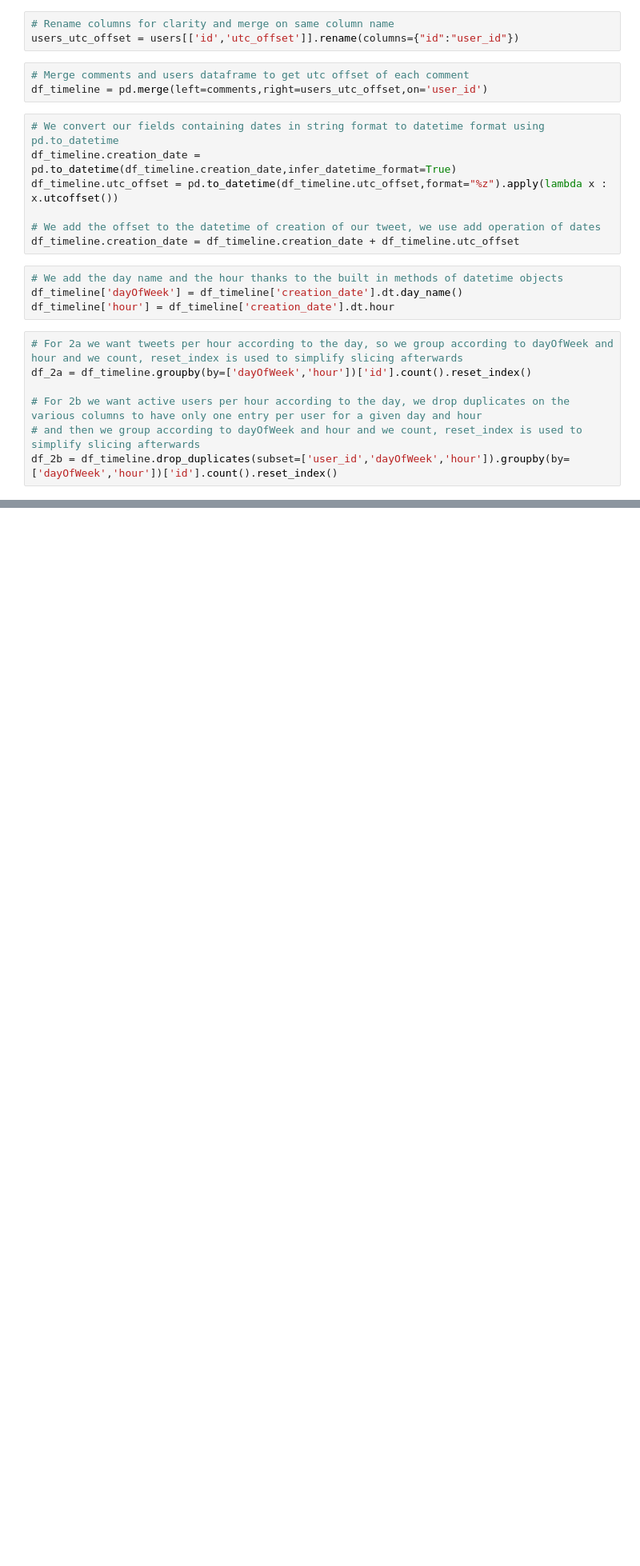
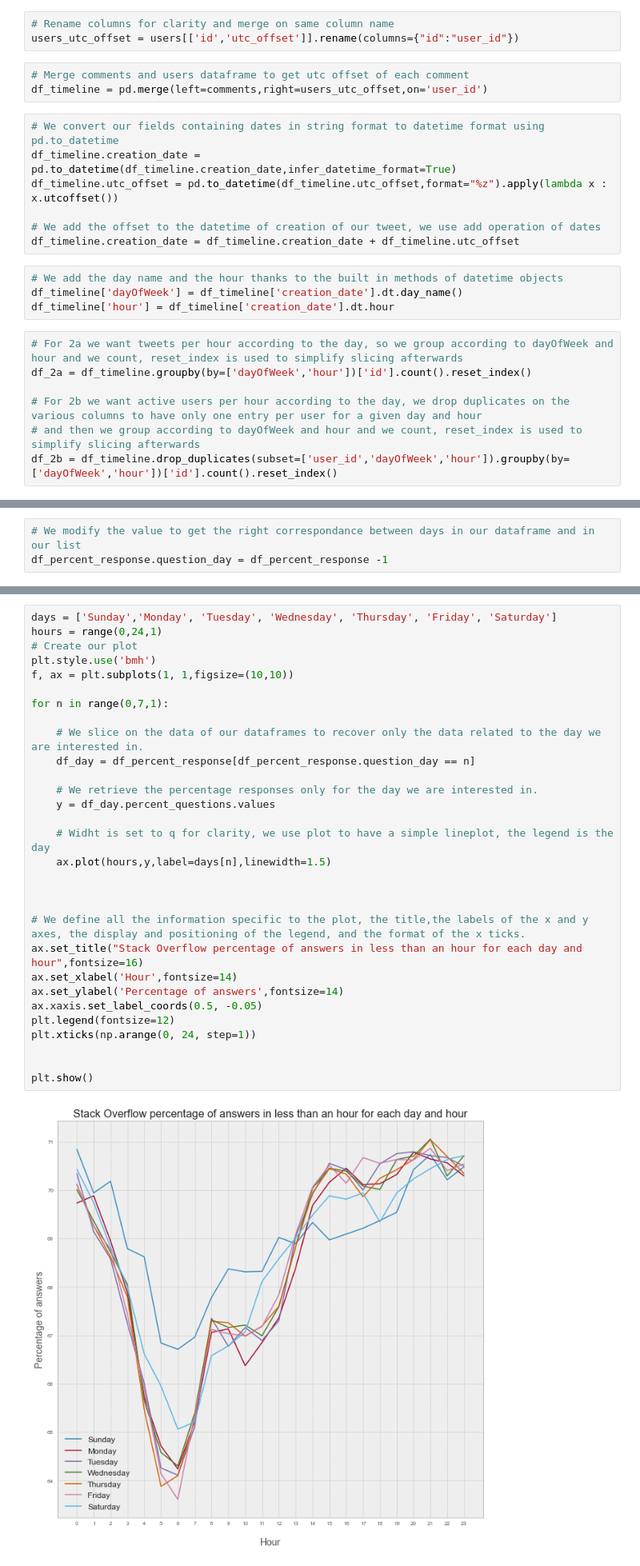
Before and after one commit to epfl-ada/ada-2020-project-milestone-p3-p3_adatada, a Jupyter notebook: StackOverflowfig2.ipynb, the cells around one changed output, grey strips where cells are left out. Shown at 80% size. Drawn from its saved outputs; the diff is of its cells as text; blank space fills up the shorter version.

Commit message:
stackoverflow code and extra

```diff
--- a/StackOverflowfig2.ipynb
+++ b/StackOverflowfig2.ipynb
@@ -229,0 +266,3 @@ plt.show()
+# %%
+# We modify the value to get the right correspondance between days in our dataframe and in our list
+df_percent_response.question_day = df_percent_response -1
@@ -229,0 +283,32 @@ plt.show()
+# %%
+days = ['Sunday','Monday', 'Tuesday', 'Wednesday', 'Thursday', 'Friday', 'Saturday']
+hours = range(0,24,1)
+# Create our plot
+plt.style.use('bmh')
+f, ax = plt.subplots(1, 1,figsize=(10,10))
+
+for n in range(0,7,1):
+
+    # We slice on the data of our dataframes to recover only the data related to the day we are interested in.
+    df_day = df_percent_response[df_percent_response.question_day == n]
+
+    # We retrieve the percentage responses only for the day we are interested in.
+    y = df_day.percent_questions.values
+
+    # Widht is set to q for clarity, we use plot to have a simple lineplot, the legend is the day
+    ax.plot(hours,y,label=days[n],linewidth=1.5)
+
+
+
+# We define all the information specific to the plot, the title,the labels of the x and y axes, the display and positioning of the legend, and the format of the x ticks.
+ax.set_title("Stack Overflow percentage of answers in less than an hour for each day and hour",fontsize=16)
+ax.set_xlabel('Hour',fontsize=14)
+ax.set_ylabel('Percentage of answers',fontsize=14)
+ax.xaxis.set_label_coords(0.5, -0.05)
+plt.legend(fontsize=12)
+plt.xticks(np.arange(0, 24, step=1))
+
+
+plt.show()
+# %% [output]
+[figure, added]
```
Also changed, not shown: parts of 12 cells of this notebook, 1 other file.
